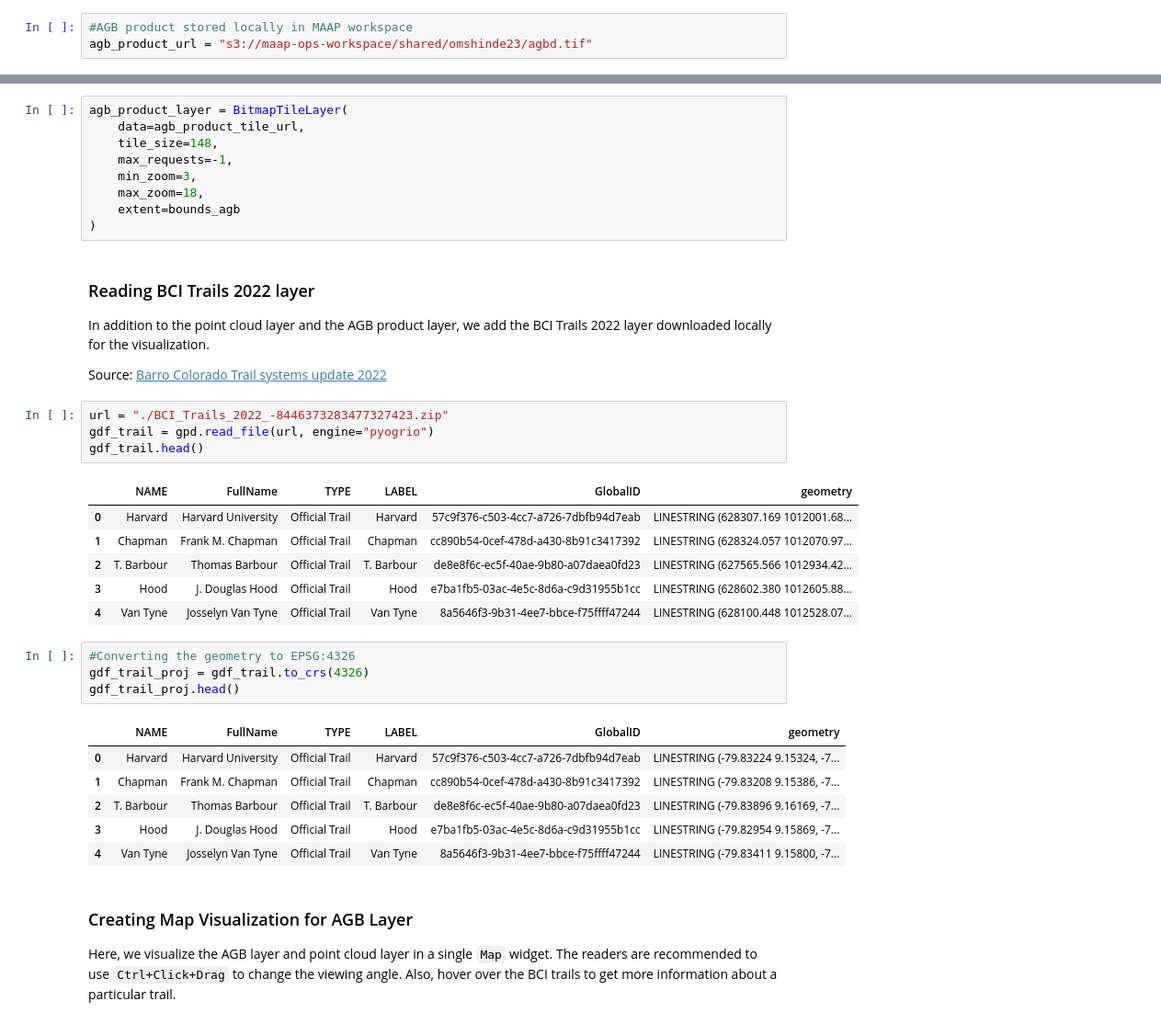
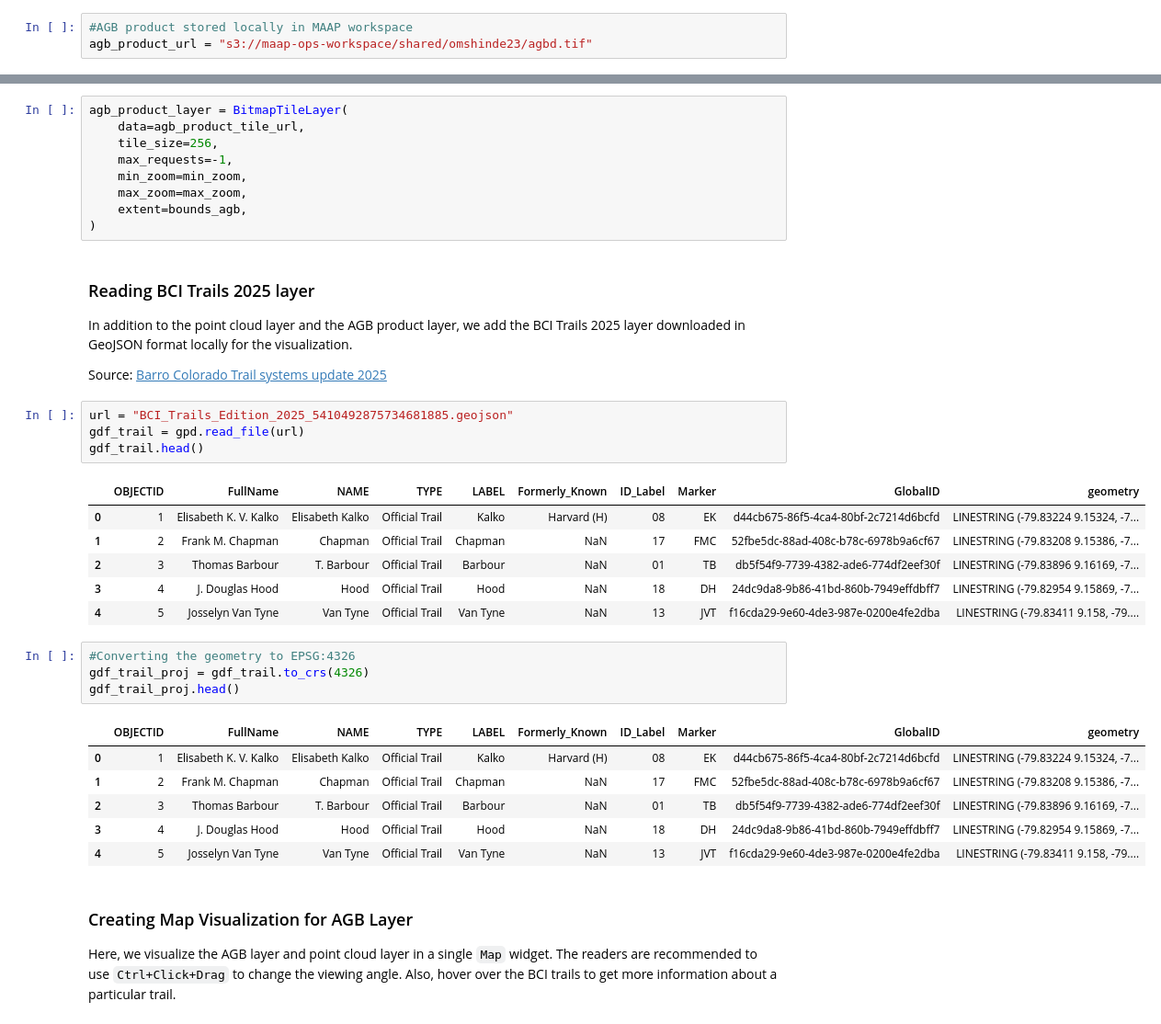
Before and after one commit to MAAP-Project/geotrees-demo, a Jupyter notebook: lonboard-viz.ipynb, the cells around one changed output, grey strips where cells are left out. Shown at 92% size. Drawn from its saved outputs; the diff is of its cells as text.

```diff
--- a/lonboard-viz.ipynb
+++ b/lonboard-viz.ipynb
@@ -122,40 +133,40 @@ print(bounds_agb)
 # %%
 agb_product_layer = BitmapTileLayer(
     data=agb_product_tile_url,
-    tile_size=148,
+    tile_size=256,
     max_requests=-1,
-    min_zoom=3,
-    max_zoom=18,
-    extent=bounds_agb
+    min_zoom=min_zoom,
+    max_zoom=max_zoom,
+    extent=bounds_agb,
 )
 # %% [markdown]
-### Reading BCI Trails 2022 layer
+### Reading BCI Trails 2025 layer
 
-In addition to the point cloud layer and the AGB product layer, we add the BCI Trails 2022 layer downloaded locally for the visualization.
+In addition to the point cloud layer and the AGB product layer, we add the BCI Trails 2025 layer downloaded in GeoJSON format locally for the visualization.
 
-Source: [Barro Colorado Trail systems update 2022](https://stridata-si.opendata.arcgis.com/datasets/SI::bci-trails-2022/explore?location=0.000302%2C-79.844095%2C0.00)
+Source: [Barro Colorado Trail systems update 2025](https://stridata-si.opendata.arcgis.com/datasets/243f1c6e27364e3bacf52730603572d4_0/explore?location=9.159664%2C-79.844095%2C13)
 # %%
-url = "./BCI_Trails_2022_-8446373283477327423.zip"
-gdf_trail = gpd.read_file(url, engine="pyogrio")
+url = "BCI_Trails_Edition_2025_5410492875734681885.geojson"
+gdf_trail = gpd.read_file(url)
 gdf_trail.head()
 # %% [output]
-|  | NAME | FullName | TYPE | LABEL | GlobalID | geometry |
-| 0 | Harvard | Harvard University | Official Trail | Harvard | 57c9f376-c503-4cc7-a726-7dbfb94d7eab | LINESTRING (628307.169 1012001.68... |
-| 1 | Chapman | Frank M. Chapman | Official Trail | Chapman | cc890b54-0cef-478d-a430-8b91c3417392 | LINESTRING (628324.057 1012070.97... |
-| 2 | T. Barbour | Thomas Barbour | Official Trail | T. Barbour | de8e8f6c-ec5f-40ae-9b80-a07daea0fd23 | LINESTRING (627565.566 1012934.42... |
-| 3 | Hood | J. Douglas Hood | Official Trail | Hood | e7ba1fb5-03ac-4e5c-8d6a-c9d31955b1cc | LINESTRING (628602.380 1012605.88... |
-| 4 | Van Tyne | Josselyn Van Tyne | Official Trail | Van Tyne | 8a5646f3-9b31-4ee7-bbce-f75ffff47244 | LINESTRING (628100.448 1012528.07... |
+|  | OBJECTID | FullName | NAME | TYPE | LABEL | Formerly_Known | ID_Label | Marker | GlobalID | geometry |
+| 0 | 1 | Elisabeth K. V. Kalko | Elisabeth Kalko | Official Trail | Kalko | Harvard (H) | 08 | EK | d44cb675-86f5-4ca4-80bf-2c7214d6bcfd | LINESTRING (-79.83224 9.15324, -7... |
+| 1 | 2 | Frank M. Chapman | Chapman | Official Trail | Chapman | NaN | 17 | FMC | 52fbe5dc-88ad-408c-b78c-6978b9a6cf67 | LINESTRING (-79.83208 9.15386, -7... |
+| 2 | 3 | Thomas Barbour | T. Barbour | Official Trail | Barbour | NaN | 01 | TB | db5f54f9-7739-4382-ade6-774df2eef30f | LINESTRING (-79.83896 9.16169, -7... |
+| 3 | 4 | J. Douglas Hood | Hood | Official Trail | Hood | NaN | 18 | DH | 24dc9da8-9b86-41bd-860b-7949effdbff7 | LINESTRING (-79.82954 9.15869, -7... |
+| 4 | 5 | Josselyn Van Tyne | Van Tyne | Official Trail | Van Tyne | NaN | 13 | JVT | f16cda29-9e60-4de3-987e-0200e4fe2dba | LINESTRING (-79.83411 9.158, -79.... |
 # %%
 #Converting the geometry to EPSG:4326
 gdf_trail_proj = gdf_trail.to_crs(4326)
 gdf_trail_proj.head()
 # %% [output]
-|  | NAME | FullName | TYPE | LABEL | GlobalID | geometry |
-| 0 | Harvard | Harvard University | Official Trail | Harvard | 57c9f376-c503-4cc7-a726-7dbfb94d7eab | LINESTRING (-79.83224 9.15324, -7... |
-| 1 | Chapman | Frank M. Chapman | Official Trail | Chapman | cc890b54-0cef-478d-a430-8b91c3417392 | LINESTRING (-79.83208 9.15386, -7... |
-| 2 | T. Barbour | Thomas Barbour | Official Trail | T. Barbour | de8e8f6c-ec5f-40ae-9b80-a07daea0fd23 | LINESTRING (-79.83896 9.16169, -7... |
-| 3 | Hood | J. Douglas Hood | Official Trail | Hood | e7ba1fb5-03ac-4e5c-8d6a-c9d31955b1cc | LINESTRING (-79.82954 9.15869, -7... |
-| 4 | Van Tyne | Josselyn Van Tyne | Official Trail | Van Tyne | 8a5646f3-9b31-4ee7-bbce-f75ffff47244 | LINESTRING (-79.83411 9.15800, -7... |
+|  | OBJECTID | FullName | NAME | TYPE | LABEL | Formerly_Known | ID_Label | Marker | GlobalID | geometry |
+| 0 | 1 | Elisabeth K. V. Kalko | Elisabeth Kalko | Official Trail | Kalko | Harvard (H) | 08 | EK | d44cb675-86f5-4ca4-80bf-2c7214d6bcfd | LINESTRING (-79.83224 9.15324, -7... |
+| 1 | 2 | Frank M. Chapman | Chapman | Official Trail | Chapman | NaN | 17 | FMC | 52fbe5dc-88ad-408c-b78c-6978b9a6cf67 | LINESTRING (-79.83208 9.15386, -7... |
+| 2 | 3 | Thomas Barbour | T. Barbour | Official Trail | Barbour | NaN | 01 | TB | db5f54f9-7739-4382-ade6-774df2eef30f | LINESTRING (-79.83896 9.16169, -7... |
+| 3 | 4 | J. Douglas Hood | Hood | Official Trail | Hood | NaN | 18 | DH | 24dc9da8-9b86-41bd-860b-7949effdbff7 | LINESTRING (-79.82954 9.15869, -7... |
+| 4 | 5 | Josselyn Van Tyne | Van Tyne | Official Trail | Van Tyne | NaN | 13 | JVT | f16cda29-9e60-4de3-987e-0200e4fe2dba | LINESTRING (-79.83411 9.158, -79.... |
 # %% [markdown]
 ### Creating Map Visualization for AGB Layer
 
```
Also changed, not shown: parts of 15 cells of this notebook, 5 other files.
